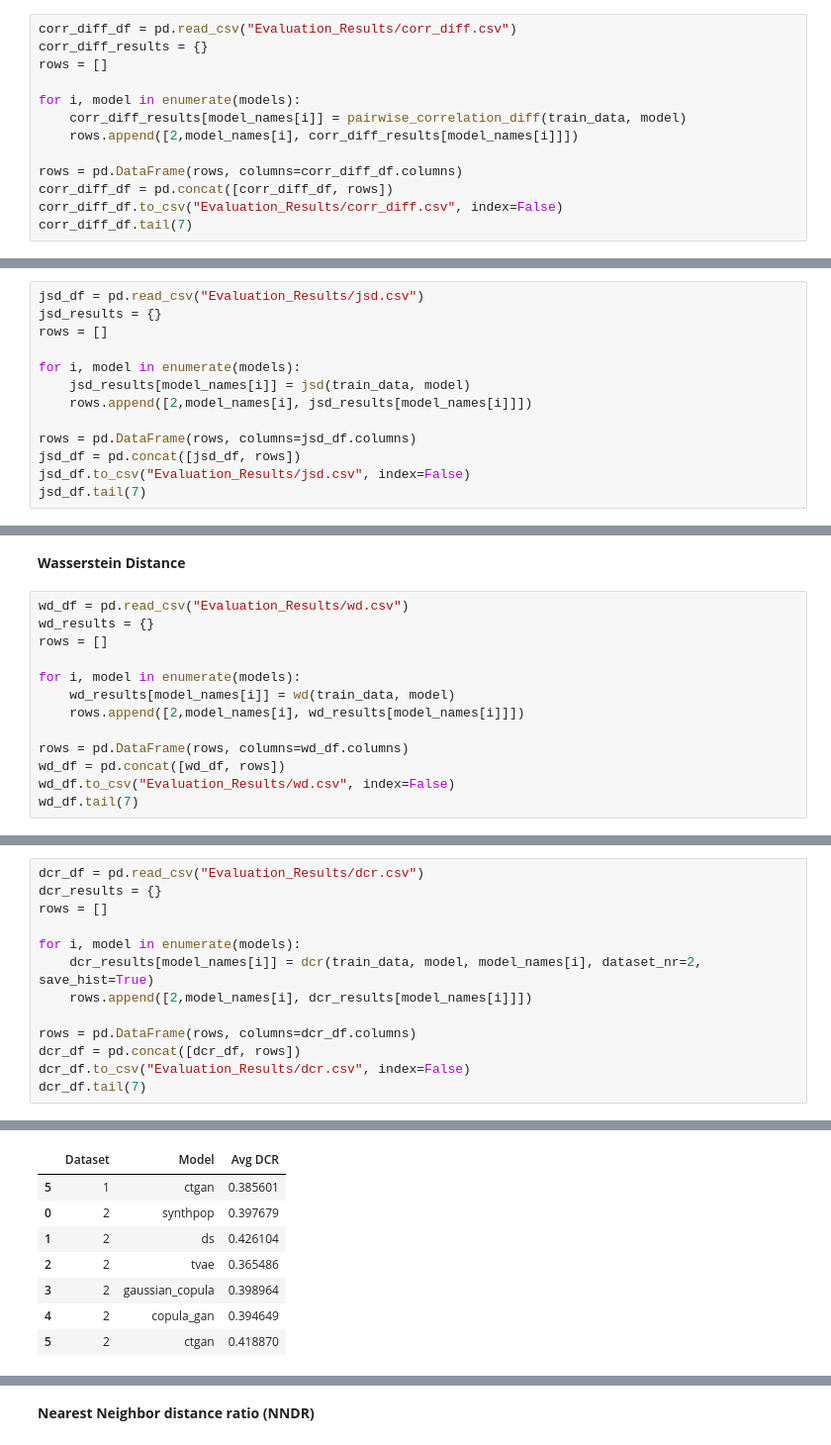
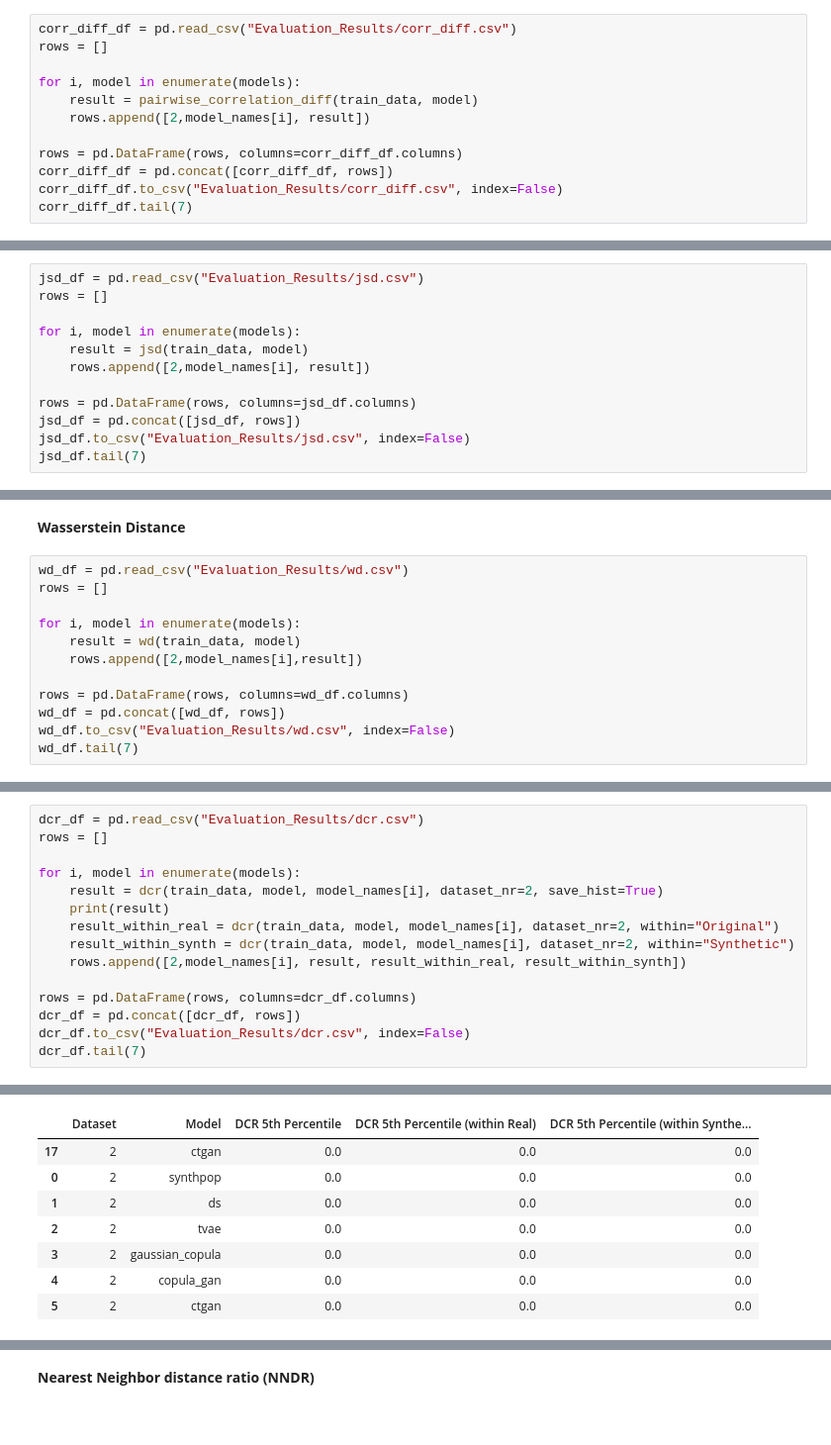
Before and after one commit to toHartel/bt-tobias-hartel, a Jupyter notebook: scripts/dataset_2.ipynb, the cells around one changed output, grey strips where cells are left out. Shown at 99% size. Saved outputs shown, nothing was run; the diff lists cells and outputs as text.

```diff
--- a/scripts/dataset_2.ipynb
+++ b/scripts/dataset_2.ipynb
@@ -271,12 +282,11 @@ Run multiple resemblance metrics: Difference in pairwise correlation, Jensen-Sha
 **Difference in pairwise correlation:**
 # %%
 corr_diff_df = pd.read_csv("Evaluation_Results/corr_diff.csv")
-corr_diff_results = {}
 rows = []
 
 for i, model in enumerate(models):
-    corr_diff_results[model_names[i]] = pairwise_correlation_diff(train_data, model)
-    rows.append([2,model_names[i], corr_diff_results[model_names[i]]])
+    result = pairwise_correlation_diff(train_data, model)
+    rows.append([2,model_names[i], result])
 
 rows = pd.DataFrame(rows, columns=corr_diff_df.columns)
 corr_diff_df = pd.concat([corr_diff_df, rows])
@@ -295,12 +305,11 @@ corr_diff_df.tail(7)
 **Jensen-Shannon Divergence**
 # %%
 jsd_df = pd.read_csv("Evaluation_Results/jsd.csv")
-jsd_results = {}
 rows = []
 
 for i, model in enumerate(models):
-    jsd_results[model_names[i]] = jsd(train_data, model)
-    rows.append([2,model_names[i], jsd_results[model_names[i]]])
+    result = jsd(train_data, model)
+    rows.append([2,model_names[i], result])
 
 rows = pd.DataFrame(rows, columns=jsd_df.columns)
 jsd_df = pd.concat([jsd_df, rows])
@@ -319,12 +328,11 @@ jsd_df.tail(7)
 **Wasserstein Distance**
 # %%
 wd_df = pd.read_csv("Evaluation_Results/wd.csv")
-wd_results = {}
 rows = []
 
 for i, model in enumerate(models):
-    wd_results[model_names[i]] = wd(train_data, model)
-    rows.append([2,model_names[i], wd_results[model_names[i]]])
+    result = wd(train_data, model)
+    rows.append([2,model_names[i],result])
 
 rows = pd.DataFrame(rows, columns=wd_df.columns)
 wd_df = pd.concat([wd_df, rows])
@@ -345,12 +362,14 @@ wd_df.tail(7)
 **Distance to closest record (DCR)**
 # %%
 dcr_df = pd.read_csv("Evaluation_Results/dcr.csv")
-dcr_results = {}
 rows = []
 
 for i, model in enumerate(models):
-    dcr_results[model_names[i]] = dcr(train_data, model, model_names[i], dataset_nr=2, save_hist=True)
-    rows.append([2,model_names[i], dcr_results[model_names[i]]])
+    result = dcr(train_data, model, model_names[i], dataset_nr=2, save_hist=True)
+    print(result)
+    result_within_real = dcr(train_data, model, model_names[i], dataset_nr=2, within="Original")
+    result_within_synth = dcr(train_data, model, model_names[i], dataset_nr=2, within="Synthetic")
+    rows.append([2,model_names[i], result, result_within_real, result_within_synth])
 
 rows = pd.DataFrame(rows, columns=dcr_df.columns)
 dcr_df = pd.concat([dcr_df, rows])
@@ -360,8 +396,8 @@ dcr_df.tail(7)
-|  | Dataset | Model | Avg DCR |
-| 5 | 1 | ctgan | 0.385601 |
-| 0 | 2 | synthpop | 0.397679 |
-| 1 | 2 | ds | 0.426104 |
-| 2 | 2 | tvae | 0.365486 |
-| 3 | 2 | gaussian_copula | 0.398964 |
-| 4 | 2 | copula_gan | 0.394649 |
-| 5 | 2 | ctgan | 0.418870 |
+|  | Dataset | Model | DCR 5th Percentile | DCR 5th Percentile (within Real) | DCR 5th Percentile (within Synthe... |
+| 17 | 2 | ctgan | 0.0 | 0.0 | 0.0 |
+| 0 | 2 | synthpop | 0.0 | 0.0 | 0.0 |
+| 1 | 2 | ds | 0.0 | 0.0 | 0.0 |
+| 2 | 2 | tvae | 0.0 | 0.0 | 0.0 |
+| 3 | 2 | gaussian_copula | 0.0 | 0.0 | 0.0 |
+| 4 | 2 | copula_gan | 0.0 | 0.0 | 0.0 |
+| 5 | 2 | ctgan | 0.0 | 0.0 | 0.0 |
```
Also changed, not shown: parts of 13 cells of this notebook, 50 other files.
